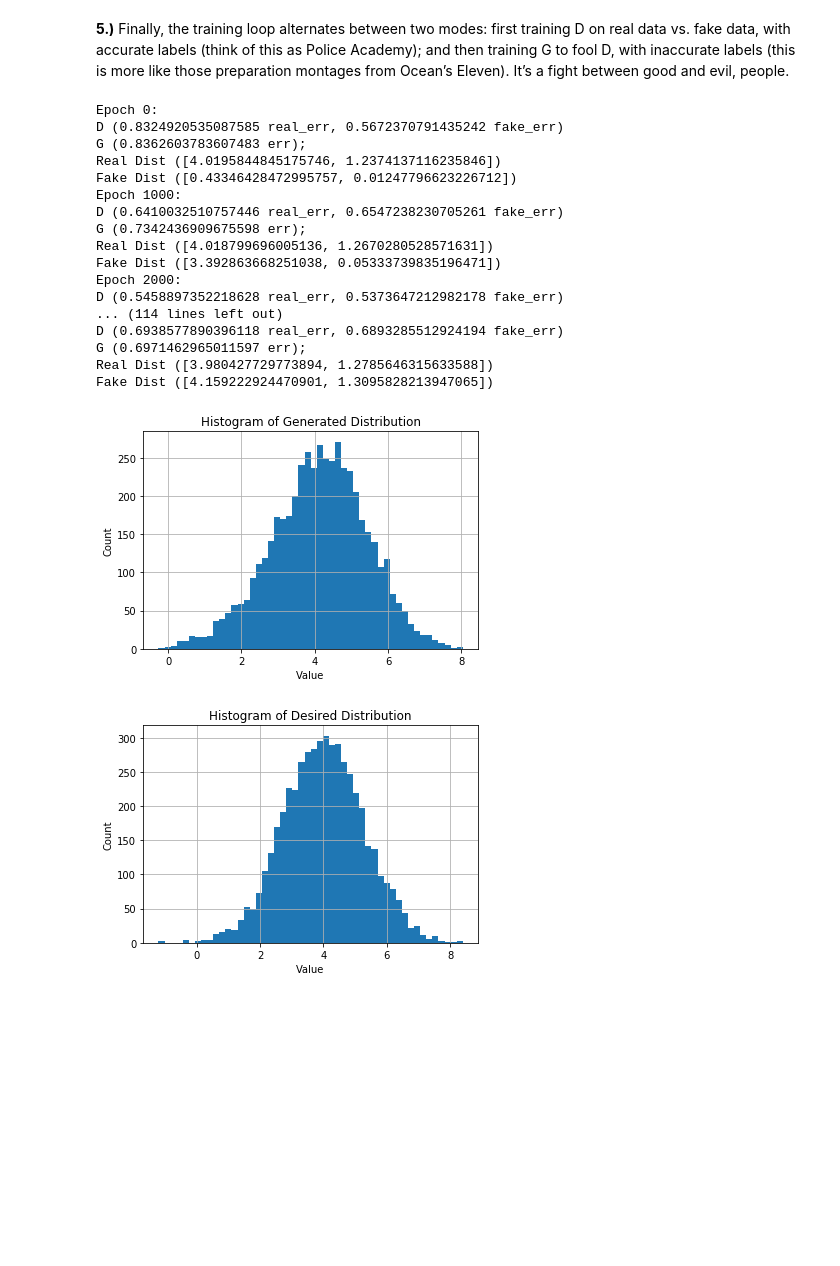
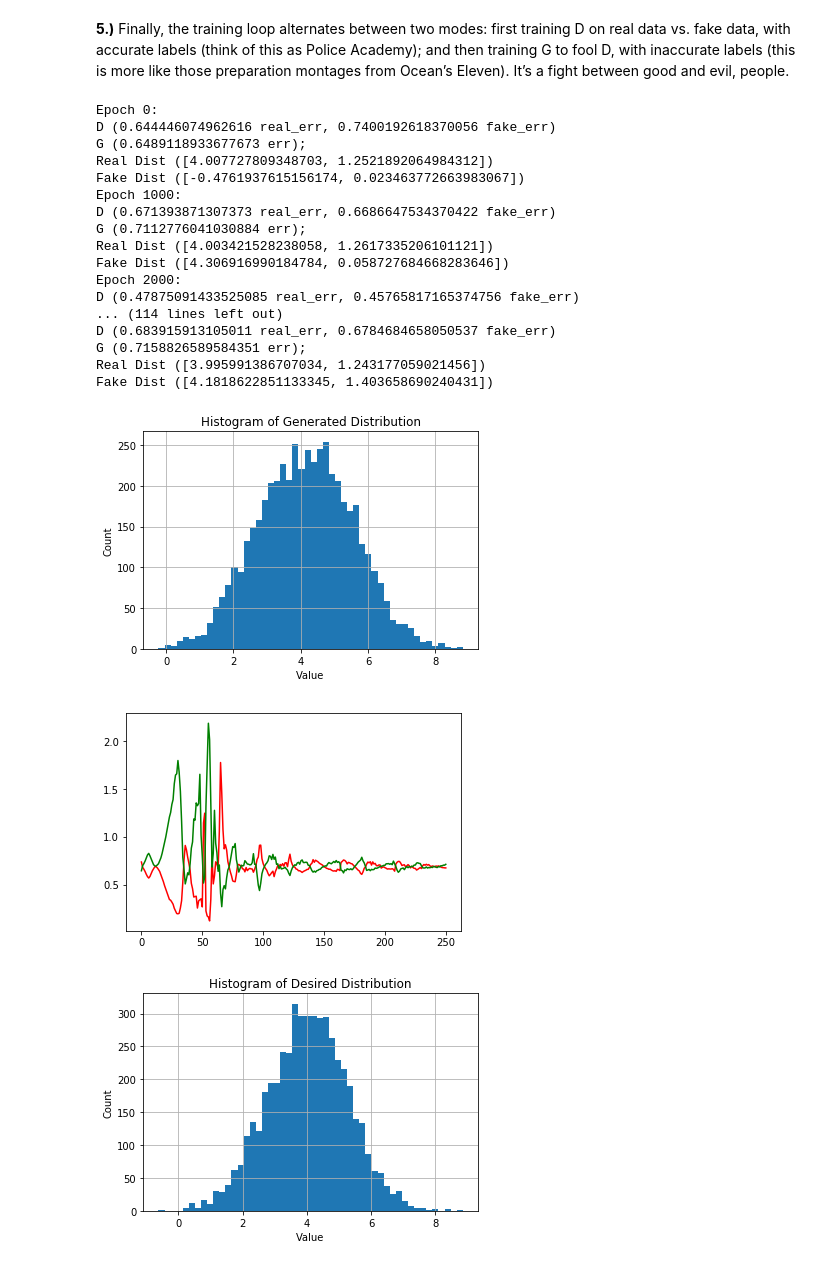
Before and after one commit to JayWalker512/PacketGAN, a Jupyter notebook: PyTorch_GAN_Tutorial_from_Medium.ipynb, the cells around one changed output. Cells and saved outputs as stored; diff of their text form; code cells hidden in the pictures; blank space fills up the shorter version.

Commit message:
Cleaned some things up, added loss graph to GAN tutorial.

```diff
--- a/PyTorch_GAN_Tutorial_from_Medium.ipynb
+++ b/PyTorch_GAN_Tutorial_from_Medium.ipynb
@@ -139,6 +139,9 @@ def train():
 
     num_epochs = 25000 #original 5000
     print_interval = 1000
+    loss_log_interval = 100
+    df_losses = []
+    g_losses = []
 
     #original params
     #d_steps = 20
@@ -199,45 +202,54 @@ def train():
             gen_input = gi_sampler(minibatch_size, g_input_size)
             g_fake_data = G(gen_input)
             dg_fake_decision = D(preprocess(g_fake_data.t()))
             g_error = criterion(dg_fake_decision, torch.tensor([1.0])) # Train G to pretend it's genuine
 
             g_error.backward()
             g_optimizer.step()  # Only optimizes G's parameters
             ge = extract(g_error)[0]
 
         if epoch % print_interval == 0 or epoch == num_epochs-1:
             print("Epoch %s: \nD (%s real_err, %s fake_err)\nG (%s err); \nReal Dist (%s)\nFake Dist (%s) " %
                   (epoch, dre, dfe, ge, stats(extract(d_real_data)), stats(extract(d_fake_data))))
 
+        if epoch % loss_log_interval == 0 or epoch == num_epochs-1:
+            df_losses.append(dfe)
+            g_losses.append(ge)
+
     if matplotlib_is_available:
         values = extract(g_fake_data)
         plt.hist(values, bins=50)
         plt.xlabel('Value')
         plt.ylabel('Count')
         plt.title('Histogram of Generated Distribution')
         plt.grid(True)
         plt.show()
 
+        #plot the losses against each other
+        plt.plot(range(len(df_losses)), df_losses, 'r-', range(len(g_losses)), g_losses, 'g-')
+        plt.show()
+
 
 train()
 hist_of_target_distribution(get_distribution_sampler(data_mean, data_stddev), 5000)
 # %% [output]
 Epoch 0:
-D (0.8324920535087585 real_err, 0.5672370791435242 fake_err)
-G (0.8362603783607483 err);
-Real Dist ([4.0195844845175746, 1.2374137116235846])
-Fake Dist ([0.43346428472995757, 0.01247796623226712])
+D (0.644446074962616 real_err, 0.7400192618370056 fake_err)
+G (0.6489118933677673 err);
+Real Dist ([4.007727809348703, 1.2521892064984312])
+Fake Dist ([-0.4761937615156174, 0.023463772663983067])
 Epoch 1000:
-D (0.6410032510757446 real_err, 0.6547238230705261 fake_err)
-G (0.7342436909675598 err);
-Real Dist ([4.018799696005136, 1.2670280528571631])
-Fake Dist ([3.392863668251038, 0.05333739835196471])
+D (0.671393871307373 real_err, 0.6686647534370422 fake_err)
+G (0.7112776041030884 err);
+Real Dist ([4.003421528238058, 1.2617335206101121])
+Fake Dist ([4.306916990184784, 0.058727684668283646])
 Epoch 2000:
-D (0.5458897352218628 real_err, 0.5373647212982178 fake_err)
+D (0.47875091433525085 real_err, 0.45765817165374756 fake_err)
 ... (114 lines left out)
-D (0.6938577890396118 real_err, 0.6893285512924194 fake_err)
-G (0.6971462965011597 err);
-Real Dist ([3.980427729773894, 1.2785646315633588])
-Fake Dist ([4.159222924470901, 1.3095828213947065])
+D (0.683915913105011 real_err, 0.6784684658050537 fake_err)
+G (0.7158826589584351 err);
+Real Dist ([3.995991386707034, 1.243177059021456])
+Fake Dist ([4.1818622851133345, 1.403658690240431])
-[figure, old version]
+[figure, new version]
-[figure, old version]
+[figure, new version]
+[figure, added]
```
Also changed, not shown: parts of 1 cell of this notebook, 1 other file.
